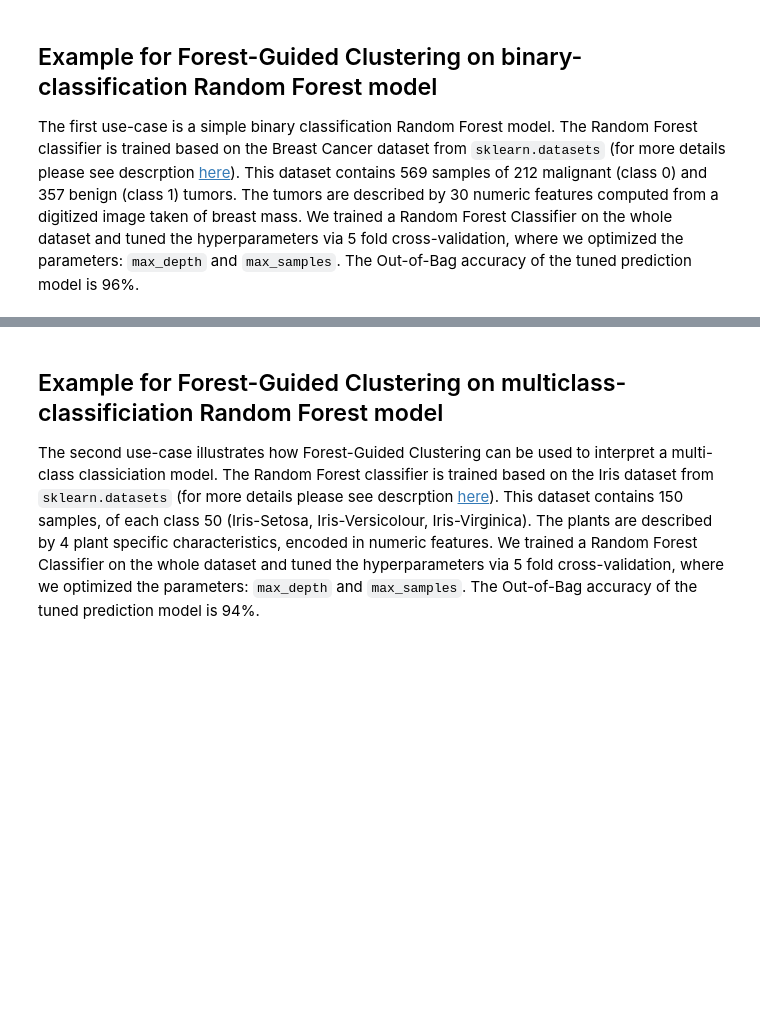
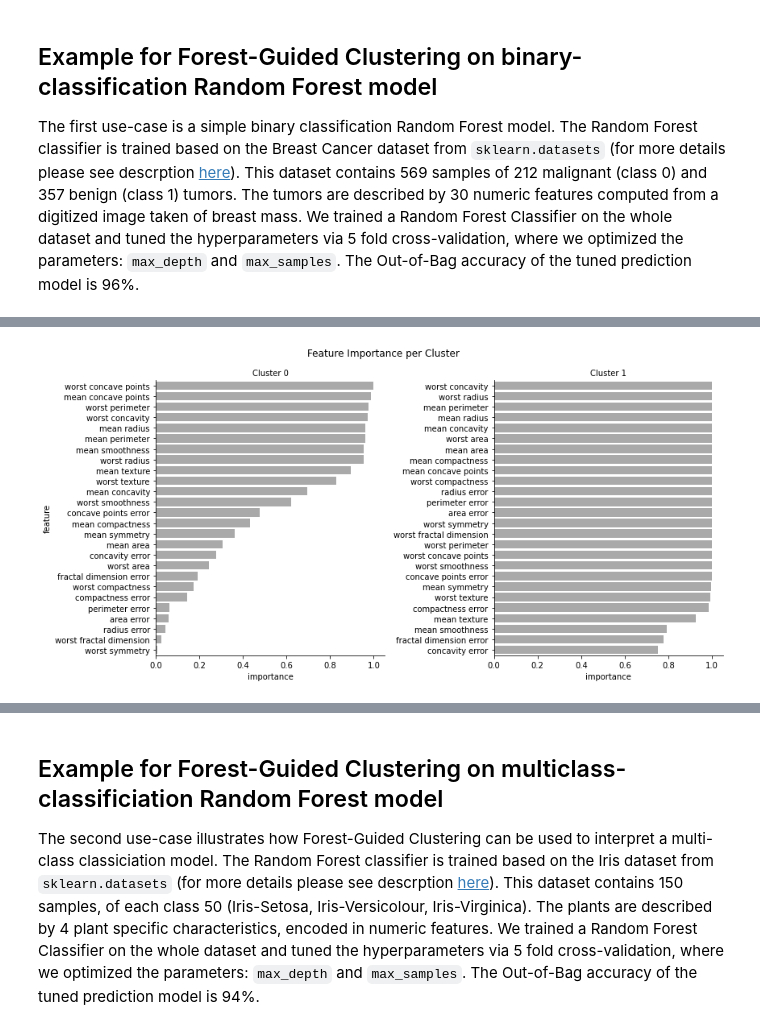
Before and after one commit to HelmholtzAI-Consultants-Munich/fg-clustering, a Jupyter notebook: docs/source/tutorial.ipynb, the cells around one changed output, grey strips where cells are left out. Saved outputs shown, nothing was run; the diff lists cells and outputs as text; code cells hidden in the pictures; blank space fills up the shorter version.

```diff
--- a/docs/source/tutorial.ipynb
+++ b/docs/source/tutorial.ipynb
@@ -106,0 +111,4 @@ From the resulting plots we can draw the following conclusions for malignent and
+# %%
+fgc.plot_local_feature_importance()
+# %% [output]
+[figure, added]
```
Also changed, not shown: parts of 27 cells of this notebook, 1 other file.
